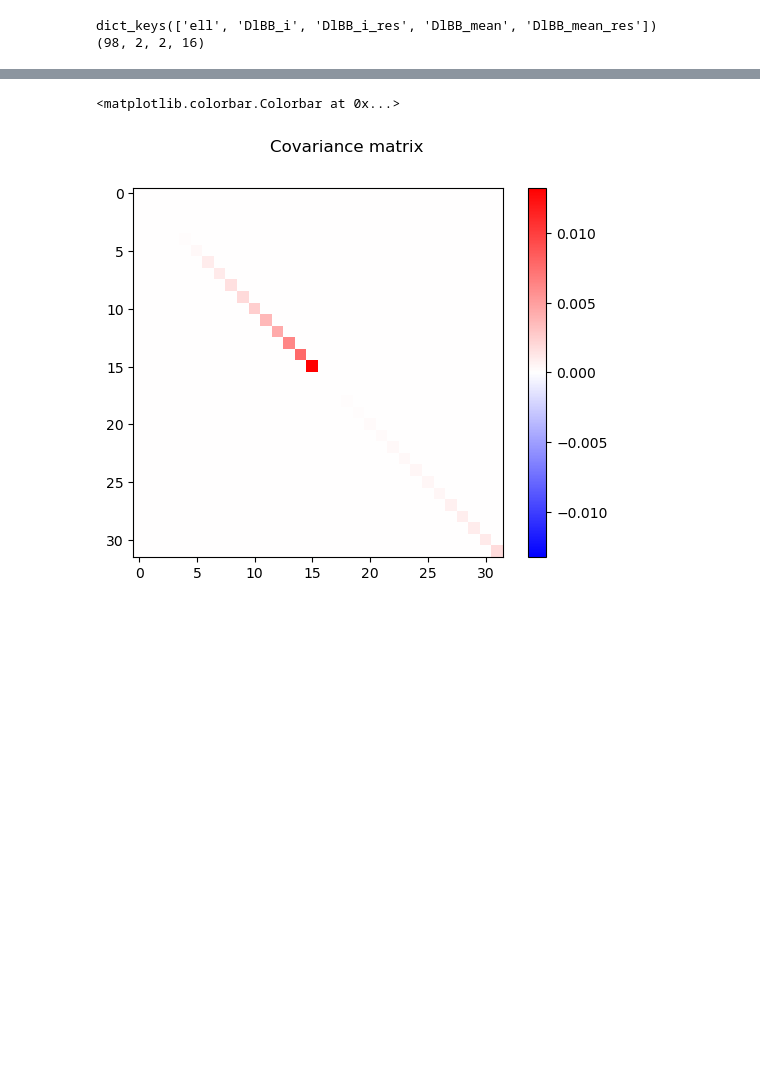
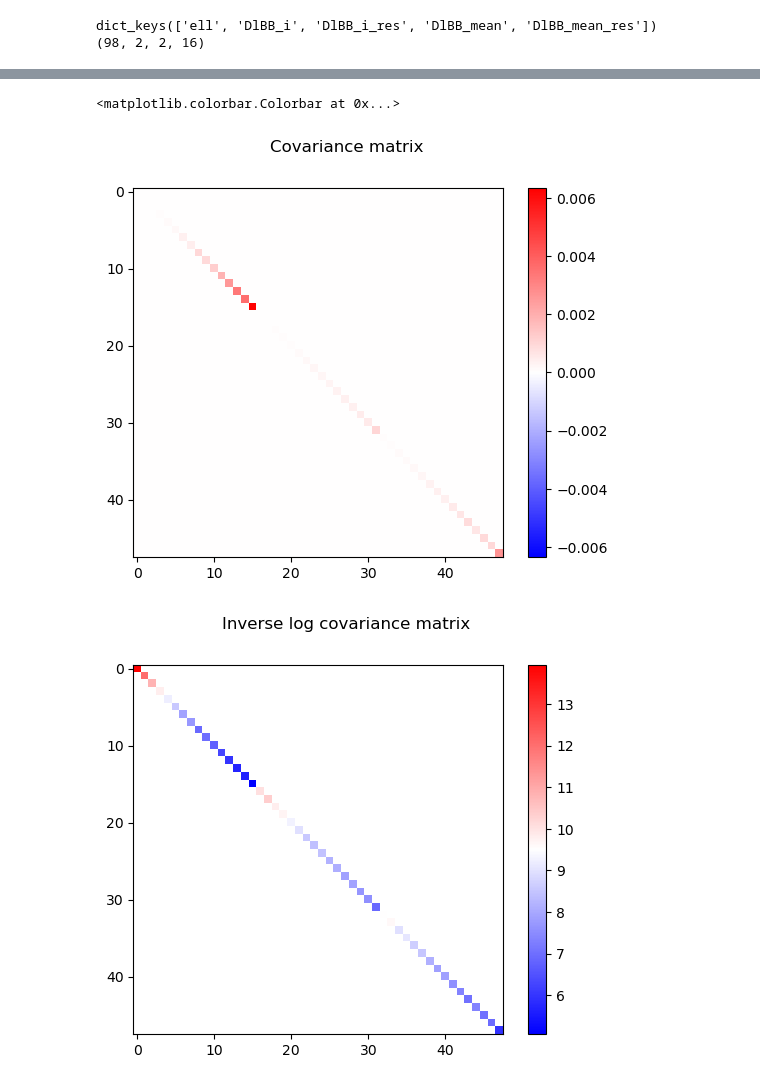
Before and after one commit to mathias77515/CMM-Pipeline, a Jupyter notebook: scripts_nahuel/analysis-r-2.ipynb, the cells around one changed output, grey strips where cells are left out. Cells and saved outputs as stored; diff of their text form; code cells hidden in the pictures; blank space fills up the shorter version.

```diff
--- a/scripts_nahuel/analysis-r-2.ipynb
+++ b/scripts_nahuel/analysis-r-2.ipynb
@@ -17,8 +17,8 @@ def give_cl_cmb(ell, r=0, Alens=1.):
         power_spectrum += r * hp.read_cl('/home/nahue-ofi/CMM-Pipeline/src/data/Cls_Planck2018_unlensed_scalar_and_tensor_r1.fits')[:,:4000]
     return np.interp(ell, np.arange(1, 4001, 1), power_spectrum[2])
 
-with open('/home/nahue-ofi/CMM-Pipeline/src/autospectrum_cmb_d0_100_143_planck_parametric_d0_two.pkl', 'rb') as f: #autospectrum_realistic_in_cmb_d1_s0_out_cmb_d1_parametric_d1_two #autospectrum_forecast_inCMBDustSync_outCMBDustSync_advancedparametric_d0_two
-    data = pickle.load(f)
+# with open('/home/nahue-ofi/CMM-Pipeline/src/autospectrum_cmb_d0_100_143_planck_parametric_d0_two.pkl', 'rb') as f: #autospectrum_realistic_in_cmb_d1_s0_out_cmb_d1_parametric_d1_two #autospectrum_forecast_inCMBDustSync_outCMBDustSync_advancedparametric_d0_two
+#     data1 = pickle.load(f)
 
 with open('/home/nahue-ofi/CMM-Pipeline/src/autospectrum_cmb_d0_fullHFI_planck_parametric_d0_two.pkl', 'rb') as f: #autospectrum_realistic_in_cmb_d1_s0_out_cmb_d1_parametric_d1_two #autospectrum_forecast_inCMBDustSync_outCMBDustSync_advancedparametric_d0_two
     data = pickle.load(f)
@@ -243,21 +256,42 @@ plt.colorbar()
 # %%
 cov_cc_diag_1 = np.zeros((16,16))
 np.fill_diagonal(cov_cc_diag_1, np.std(data['DlBB_i'][:,0,0,:]-data['DlBB_i_res'][:,0,0,:], axis=0)**2)
 
 cov_dd_diag_1 = np.zeros((16,16))
 np.fill_diagonal(cov_dd_diag_1, np.std(data['DlBB_i'][:,1,1,:]-data['DlBB_i_res'][:,1,1,:], axis=0)**2)
 
-cov_cc_dd_diag = np.zeros((32,32))
+cov_dc_diag_1 = np.zeros((16,16))
+np.fill_diagonal(cov_dc_diag_1, np.std(data['DlBB_i'][:,1,0,:]-data['DlBB_i_res'][:,1,0,:], axis=0)**2)
 
-cov_cc_dd_diag[:16,:16] = cov_cc_diag_1
-cov_cc_dd_diag[16:,16:] = cov_dd_diag_1
+cov_cc_dd_dc_diag = np.zeros((48,48))
+
+cov_cc_dd_dc_diag[:16,:16] = cov_cc_diag_1
+cov_cc_dd_dc_diag[16:32,16:32] = cov_dd_diag_1
+cov_cc_dd_dc_diag[32:,32:] = cov_dc_diag_1
 
 plt.figure()
 
 plt.suptitle('Covariance matrix')
-vmax = np.max(np.abs(cov_cc_dd_diag[:, :]))
-plt.imshow(cov_cc_dd_diag[:, :], vmin=-vmax, vmax=vmax, cmap='bwr')
+vmax = np.max(np.abs(cov_cc_dd_dc_diag[:, :]))
+plt.imshow(cov_cc_dd_dc_diag[:, :], vmin=-vmax, vmax=vmax, cmap='bwr')
 plt.colorbar()
+
+cov_inv = np.linalg.inv(cov_cc_dd_dc_diag)
+
+plt.figure()
+
+plt.suptitle('Inverse log covariance matrix')
+vmax = np.max(np.abs(cov_inv[:, :]))
+plt.imshow(np.log(cov_inv[:, :]), cmap='bwr')#, vmin=-vmax, vmax=vmax, cmap='bwr')
+plt.colorbar()
+
+plt.figure()
+
+plt.suptitle('Inverse log abs covariance matrix')
+vmax = np.max(np.abs(cov_inv[:, :]))
+plt.imshow(np.log(np.abs(cov_inv[:, :])), cmap='bwr')#, vmin=-vmax, vmax=vmax, cmap='bwr')
+plt.colorbar()
 # %% [output]
 <matplotlib.colorbar.Colorbar at 0x...>
-[figure, old version]
+[figure, new version]
+[figure, added]
```
Also changed, not shown: parts of 12 cells of this notebook, 1 other file.
